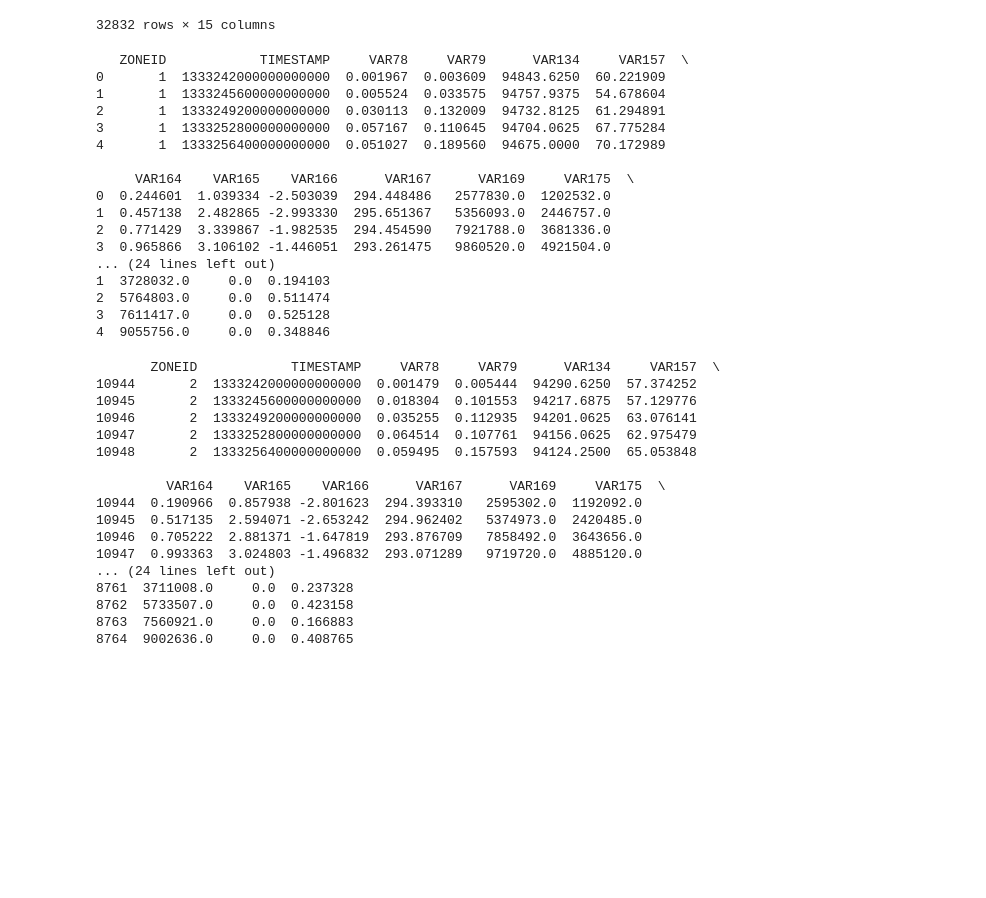
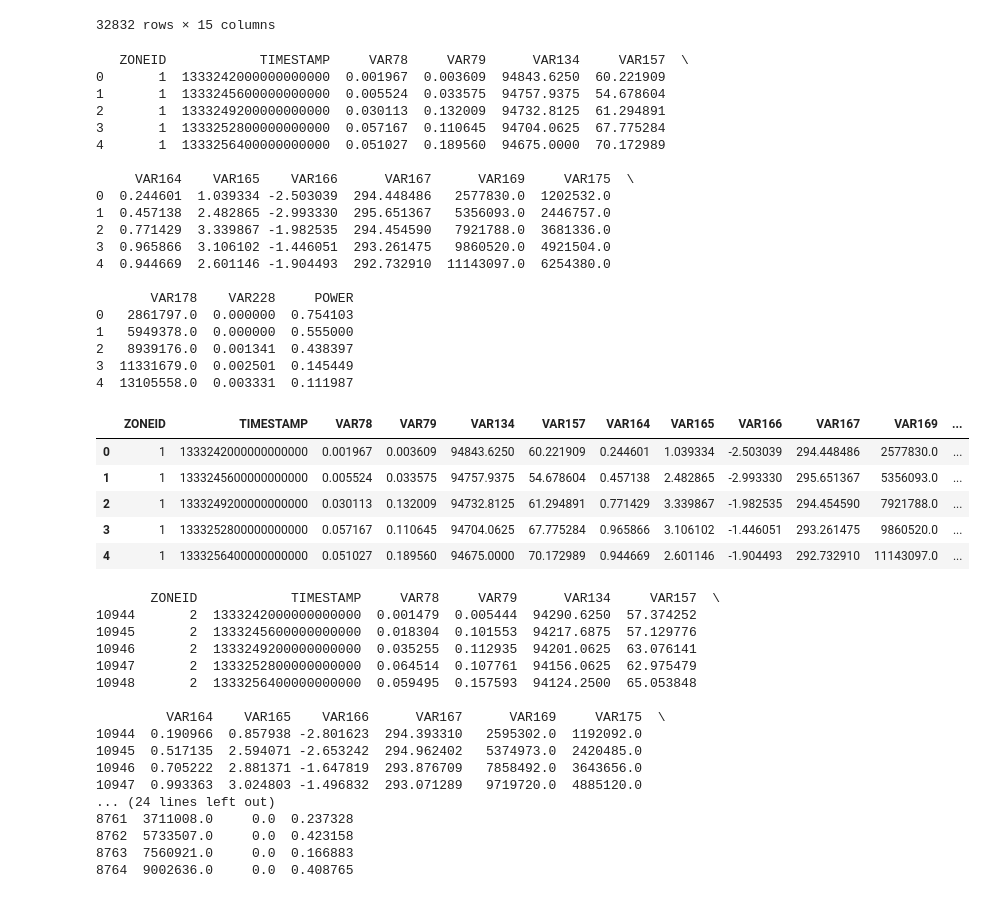
Before and after one commit to gancianthony/SolarForecast, a Jupyter notebook: solar_project.ipynb, the cells around one changed output. Saved outputs shown, nothing was run; the diff lists cells and outputs as text; code cells hidden in the pictures; blank space fills up the shorter version.

```diff
--- a/solar_project.ipynb
+++ b/solar_project.ipynb
@@ -33,26 +33,36 @@ data
 # %%
 zone1train = data[data['ZONEID'] == 1]
 print(zone1train.head())
 zone1test = dataTest[dataTest['ZONEID'] == 1]
-print(zone1test.head())
+# print(zone1test.head())
+zone1train.head()
 # %% [output]
    ZONEID            TIMESTAMP     VAR78     VAR79      VAR134     VAR157  \
 0       1  1333242000000000000  0.001967  0.003609  94843.6250  60.221909
 1       1  1333245600000000000  0.005524  0.033575  94757.9375  54.678604
 2       1  1333249200000000000  0.030113  0.132009  94732.8125  61.294891
 3       1  1333252800000000000  0.057167  0.110645  94704.0625  67.775284
 4       1  1333256400000000000  0.051027  0.189560  94675.0000  70.172989
 
      VAR164    VAR165    VAR166      VAR167      VAR169     VAR175  \
 0  0.244601  1.039334 -2.503039  294.448486   2577830.0  1202532.0
 1  0.457138  2.482865 -2.993330  295.651367   5356093.0  2446757.0
 2  0.771429  3.339867 -1.982535  294.454590   7921788.0  3681336.0
 3  0.965866  3.106102 -1.446051  293.261475   9860520.0  4921504.0
-... (24 lines left out)
-1  3728032.0     0.0  0.194103
-2  5764803.0     0.0  0.511474
-3  7611417.0     0.0  0.525128
-4  9055756.0     0.0  0.348846
+4  0.944669  2.601146 -1.904493  292.732910  11143097.0  6254380.0
+
+       VAR178    VAR228     POWER
+0   2861797.0  0.000000  0.754103
+1   5949378.0  0.000000  0.555000
+2   8939176.0  0.001341  0.438397
+3  11331679.0  0.002501  0.145449
+4  13105558.0  0.003331  0.111987
+|  | ZONEID | TIMESTAMP | VAR78 | VAR79 | VAR134 | VAR157 | VAR164 | VAR165 | VAR166 | VAR167 | VAR169 | ... |
+| 0 | 1 | 1333242000000000000 | 0.001967 | 0.003609 | 94843.6250 | 60.221909 | 0.244601 | 1.039334 | -2.503039 | 294.448486 | 2577830.0 | ... |
+| 1 | 1 | 1333245600000000000 | 0.005524 | 0.033575 | 94757.9375 | 54.678604 | 0.457138 | 2.482865 | -2.993330 | 295.651367 | 5356093.0 | ... |
+| 2 | 1 | 1333249200000000000 | 0.030113 | 0.132009 | 94732.8125 | 61.294891 | 0.771429 | 3.339867 | -1.982535 | 294.454590 | 7921788.0 | ... |
+| 3 | 1 | 1333252800000000000 | 0.057167 | 0.110645 | 94704.0625 | 67.775284 | 0.965866 | 3.106102 | -1.446051 | 293.261475 | 9860520.0 | ... |
+| 4 | 1 | 1333256400000000000 | 0.051027 | 0.189560 | 94675.0000 | 70.172989 | 0.944669 | 2.601146 | -1.904493 | 292.732910 | 11143097.0 | ... |
 # %%
 zone2train = data[data['ZONEID'] == 2]
 print(zone2train.head())
```
Also changed, not shown: parts of 10 cells of this notebook.
